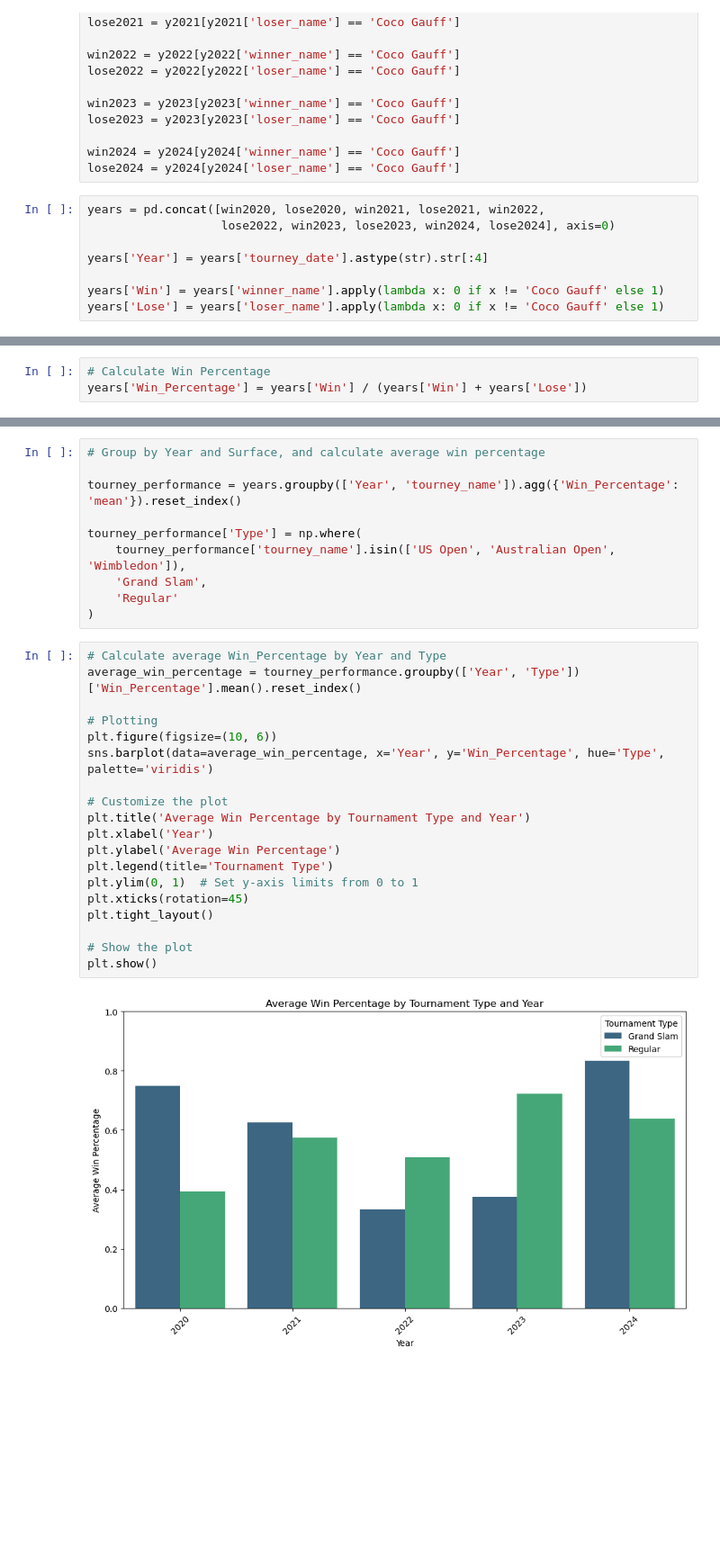
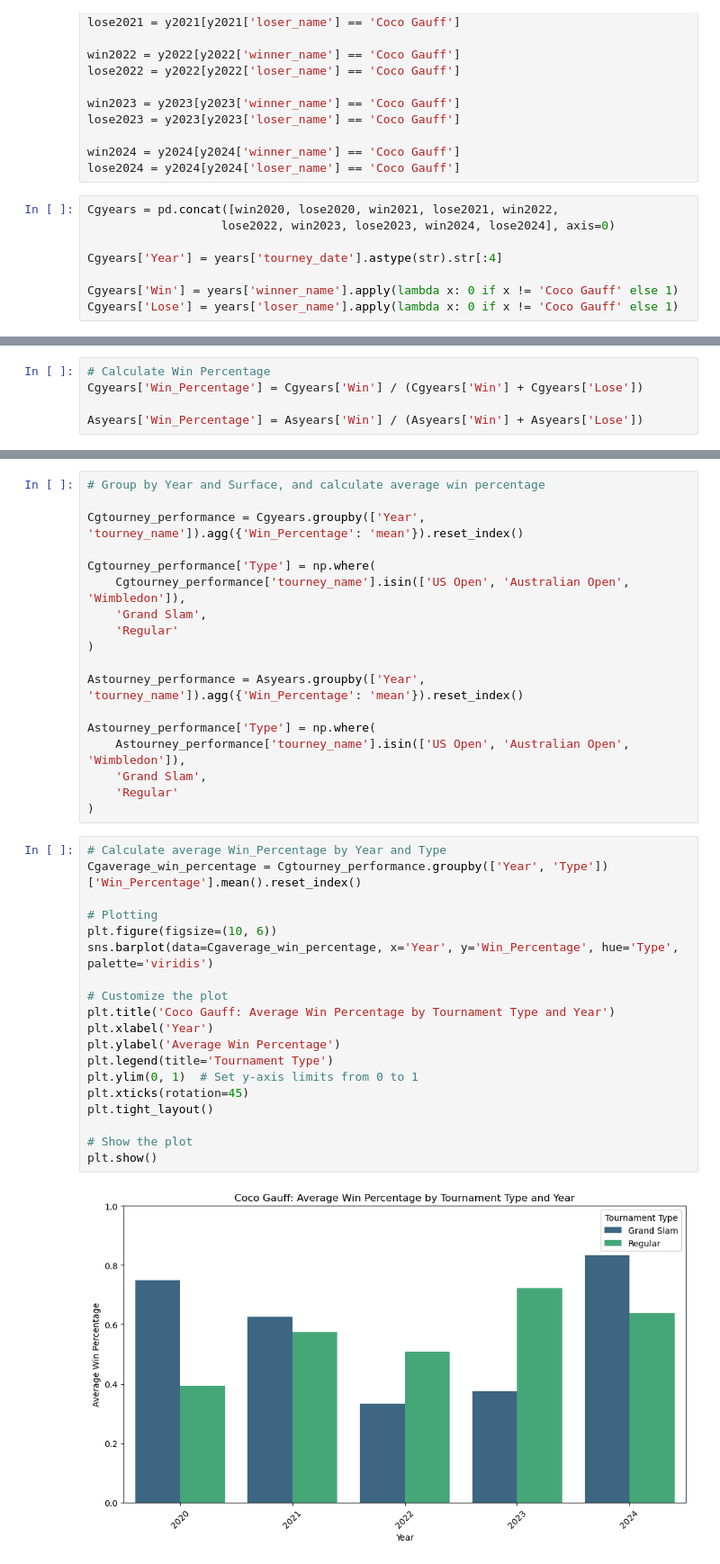
Before and after one commit to BrendanKenny1/Tennis-Project, a Jupyter notebook: P1.ipynb, the cells around one changed output, grey strips where cells are left out. Shown: that part at 90% size. Drawn from its saved outputs; the diff is of its cells as text; blank space fills up the shorter version.

```diff
--- a/P1.ipynb
+++ b/P1.ipynb
@@ -44,10 +44,10 @@ lose2023 = y2023[y2023['loser_name'] == 'Coco Gauff']
 win2024 = y2024[y2024['winner_name'] == 'Coco Gauff']
 lose2024 = y2024[y2024['loser_name'] == 'Coco Gauff']
 # %%
-years = pd.concat([win2020, lose2020, win2021, lose2021, win2022,
+Cgyears = pd.concat([win2020, lose2020, win2021, lose2021, win2022,
                    lose2022, win2023, lose2023, win2024, lose2024], axis=0)
 
-years['Year'] = years['tourney_date'].astype(str).str[:4]
+Cgyears['Year'] = years['tourney_date'].astype(str).str[:4]
 
-years['Win'] = years['winner_name'].apply(lambda x: 0 if x != 'Coco Gauff' else 1)
-years['Lose'] = years['loser_name'].apply(lambda x: 0 if x != 'Coco Gauff' else 1)
+Cgyears['Win'] = years['winner_name'].apply(lambda x: 0 if x != 'Coco Gauff' else 1)
+Cgyears['Lose'] = years['loser_name'].apply(lambda x: 0 if x != 'Coco Gauff' else 1)
@@ -70,6 +77,8 @@ years
 # %%
 # Calculate Win Percentage
-years['Win_Percentage'] = years['Win'] / (years['Win'] + years['Lose'])
+Cgyears['Win_Percentage'] = Cgyears['Win'] / (Cgyears['Win'] + Cgyears['Lose'])
+
+Asyears['Win_Percentage'] = Asyears['Win'] / (Asyears['Win'] + Asyears['Lose'])
 # %%
 # Group by Year and Surface, and calculate average win percentage
 
@@ -115,31 +164,39 @@ plt.show()
 # %%
 # Group by Year and Surface, and calculate average win percentage
 
-tourney_performance = years.groupby(['Year', 'tourney_name']).agg({'Win_Percentage': 'mean'}).reset_index()
+Cgtourney_performance = Cgyears.groupby(['Year', 'tourney_name']).agg({'Win_Percentage': 'mean'}).reset_index()
 
-tourney_performance['Type'] = np.where(
-    tourney_performance['tourney_name'].isin(['US Open', 'Australian Open', 'Wimbledon']),
+Cgtourney_performance['Type'] = np.where(
+    Cgtourney_performance['tourney_name'].isin(['US Open', 'Australian Open', 'Wimbledon']),
     'Grand Slam',
     'Regular'
 )
+
+Astourney_performance = Asyears.groupby(['Year', 'tourney_name']).agg({'Win_Percentage': 'mean'}).reset_index()
+
+Astourney_performance['Type'] = np.where(
+    Astourney_performance['tourney_name'].isin(['US Open', 'Australian Open', 'Wimbledon']),
+    'Grand Slam',
+    'Regular'
+)
 # %%
 # Calculate average Win_Percentage by Year and Type
-average_win_percentage = tourney_performance.groupby(['Year', 'Type'])['Win_Percentage'].mean().reset_index()
+Cgaverage_win_percentage = Cgtourney_performance.groupby(['Year', 'Type'])['Win_Percentage'].mean().reset_index()
 
 # Plotting
 plt.figure(figsize=(10, 6))
-sns.barplot(data=average_win_percentage, x='Year', y='Win_Percentage', hue='Type', palette='viridis')
+sns.barplot(data=Cgaverage_win_percentage, x='Year', y='Win_Percentage', hue='Type', palette='viridis')
 
 # Customize the plot
-plt.title('Average Win Percentage by Tournament Type and Year')
+plt.title('Coco Gauff: Average Win Percentage by Tournament Type and Year')
 plt.xlabel('Year')
 plt.ylabel('Average Win Percentage')
 plt.legend(title='Tournament Type')
 plt.ylim(0, 1)  # Set y-axis limits from 0 to 1
 plt.xticks(rotation=45)
 plt.tight_layout()
 
 # Show the plot
 plt.show()
 # %% [output]
-[figure, old version]
+[figure, new version]
```
Also changed, not shown: parts of 10 cells of this notebook.
